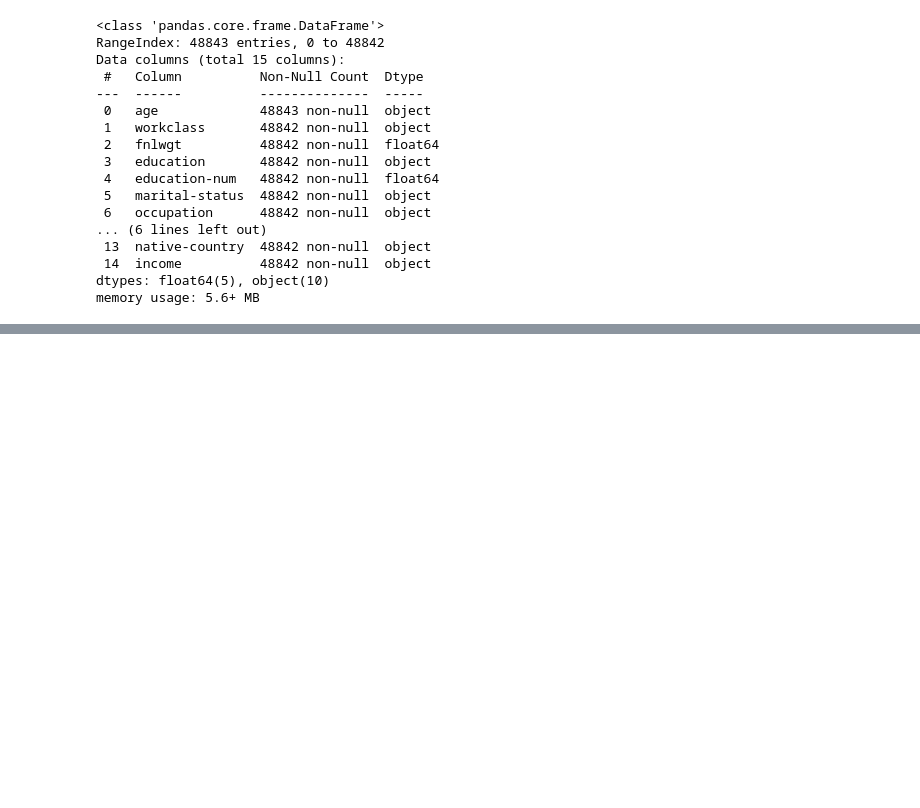
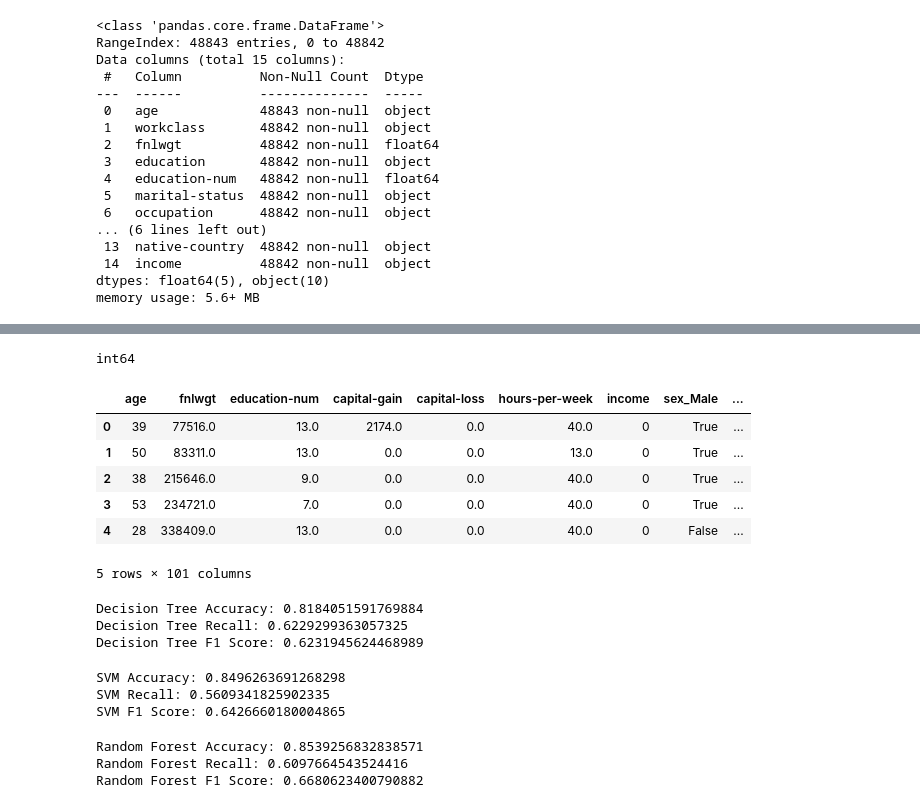
Before and after one commit to MarioCicalese/Fairness_datasmell_SE4AI, a Jupyter notebook: rawAdult.ipynb, the cells around one changed output, grey strips where cells are left out. Saved outputs shown, nothing was run; the diff lists cells and outputs as text; code cells hidden in the pictures; blank space fills up the shorter version.

Commit message:
Trained DecisionTree Trained SVM Trained RandomForest calculated performance metrics

```diff
--- a/rawAdult.ipynb
+++ b/rawAdult.ipynb
@@ -39,6 +92,8 @@ df_test = pd.read_csv(adult_test_path,
                         engine='python')
 
 df_raw = pd.concat([df_data, df_test], ignore_index=True)
+df_raw = df_raw.replace({'<=50K.' : '<=50K',
+               '>50K.'  : '>50K'})
 df_raw.head()
 # %% [output]
 |  | age | workclass | fnlwgt | education | education-num | marital-status | occupation | relationship | ... |
@@ -83,3 +138,8 @@ Data columns (total 15 columns):
  14  income          48842 non-null  object
 dtypes: float64(5), object(10)
 memory usage: 5.6+ MB
+# %%
+df_raw = df_raw.dropna()
+# %%
+categorical_columns = ["sex", "race", "workclass", "education", "marital-status","occupation", "relationship", "native-country"]
+df_raw = pd.get_dummies(df_raw, columns=categorical_columns, drop_first=True)
@@ -85,0 +167,16 @@ memory usage: 5.6+ MB
+# %%
+#df_raw['income'] = df_raw['income'].map({'<=50K': 0, '>50K': 1})
+df_raw['income'] = df_raw['income'].map({'<=50K': 0, '>50K': 1}).astype(int)
+print(df_raw['income'].dtypes)
+# %% [output]
+int64
+# %%
+df_raw.head()
+# %% [output]
+|  | age | fnlwgt | education-num | capital-gain | capital-loss | hours-per-week | income | sex_Male | ... |
+| 0 | 39 | 77516.0 | 13.0 | 2174.0 | 0.0 | 40.0 | 0 | True | ... |
+| 1 | 50 | 83311.0 | 13.0 | 0.0 | 0.0 | 13.0 | 0 | True | ... |
+| 2 | 38 | 215646.0 | 9.0 | 0.0 | 0.0 | 40.0 | 0 | True | ... |
+| 3 | 53 | 234721.0 | 7.0 | 0.0 | 0.0 | 40.0 | 0 | True | ... |
+| 4 | 28 | 338409.0 | 13.0 | 0.0 | 0.0 | 40.0 | 0 | False | ... |
+5 rows × 101 columns
@@ -85,0 +191,40 @@ memory usage: 5.6+ MB
+# %%
+dt_clf = DecisionTreeClassifier(random_state=42)
+
+# The fit function will do the trick
+dt_clf.fit(X_train, y_train)
+
+# After the training phase, the model will be tested by predicting the values on the test set
+dt_predictions = dt_clf.predict(X_test)
+
+compute_performance_metrics(y_test,dt_predictions,"Decision Tree")
+# %% [output]
+Decision Tree Accuracy: 0.8184051591769884
+Decision Tree Recall: 0.6229299363057325
+Decision Tree F1 Score: 0.6231945624468989
+# %%
+svm_classifier = make_pipeline(StandardScaler(), SVC(kernel='linear'))
+
+# Addestra il classificatore sui dati di training
+svm_classifier.fit(X_train, y_train)
+
+# Fai delle predizioni sui dati di test
+svm_pred = svm_classifier.predict(X_test)
+
+compute_performance_metrics(y_test,svm_pred,"SVM")
+# %% [output]
+SVM Accuracy: 0.8496263691268298
+SVM Recall: 0.5609341825902335
+SVM F1 Score: 0.6426660180004865
+# %%
+rf_classifier = RandomForestClassifier(n_estimators=100, criterion='gini', max_depth = None, random_state=42)
+
+rf_classifier.fit(X_train, y_train)
+
+rf_predictions = rf_classifier.predict(X_test)
+
+compute_performance_metrics(y_test,rf_predictions,"Random Forest")
+# %% [output]
+Random Forest Accuracy: 0.8539256832838571
+Random Forest Recall: 0.6097664543524416
+Random Forest F1 Score: 0.6680623400790882
```
Also changed, not shown: parts of 6 cells of this notebook.
